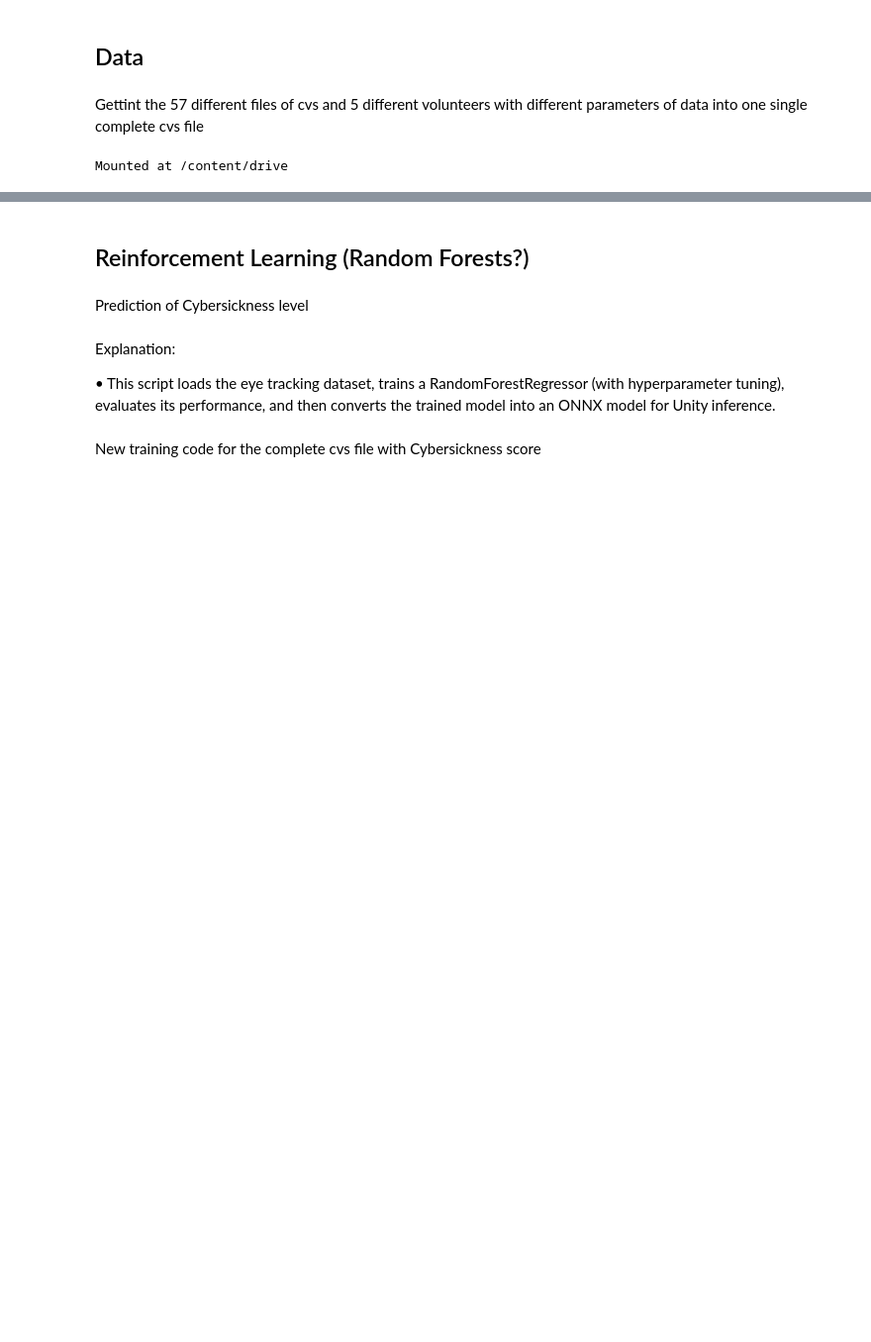
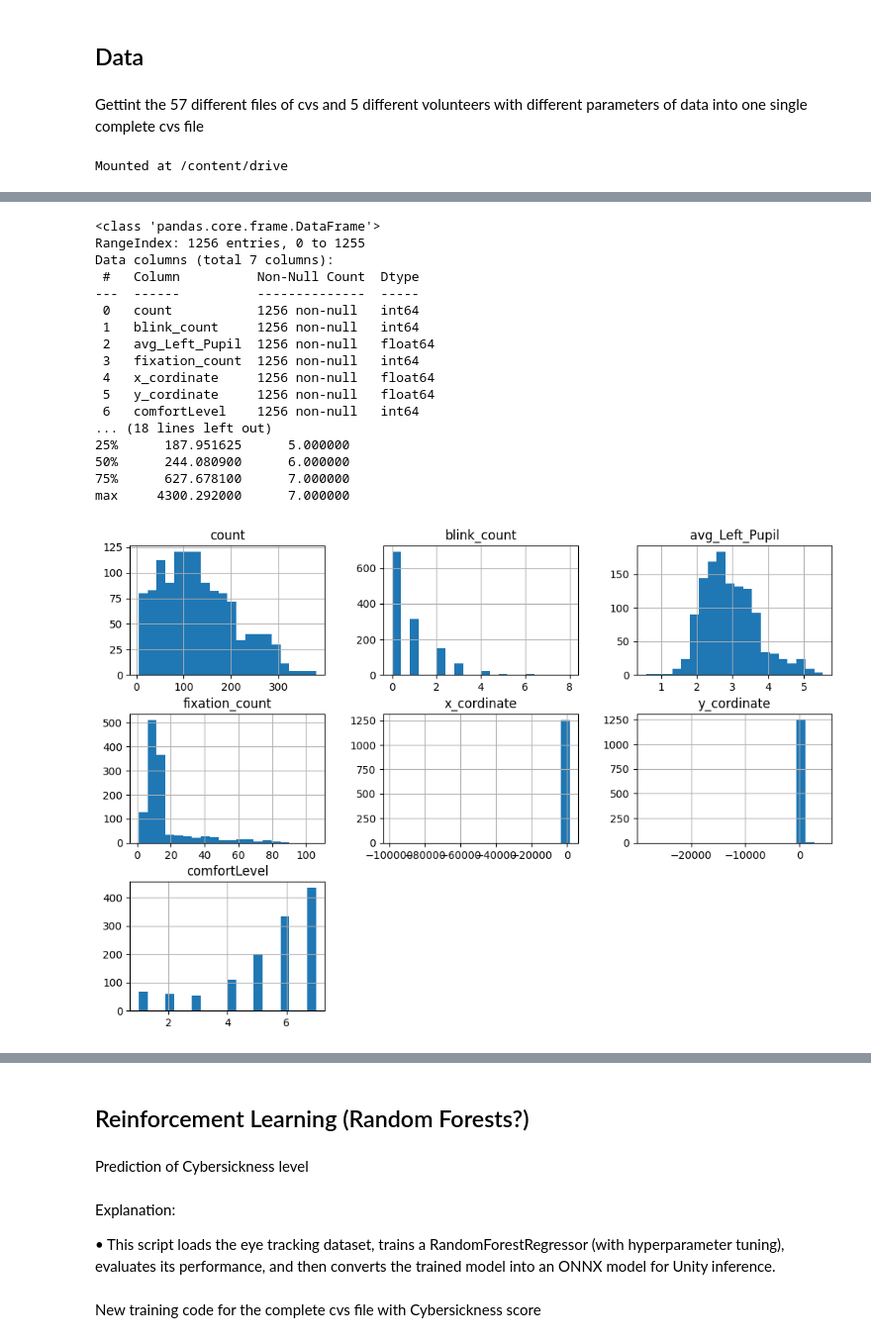
Before and after one commit to GokayToga/VRCM.Net, a Jupyter notebook: VRCMNet.ipynb, the cells around one changed output, grey strips where cells are left out. Shown: that part at 99% size. Drawn from its saved outputs; the diff is of its cells as text; code cells hidden in the pictures; blank space fills up the shorter version.

```diff
--- a/VRCMNet.ipynb
+++ b/VRCMNet.ipynb
@@ -54,0 +148,37 @@ combined_df.to_csv('/content/drive/MyDrive/combined_data.csv', index=False)
+# %%
+
+
+# Load the new CSV data
+data = pd.read_csv("DATA_score&eye.csv")
+
+
+# Basic info and summary
+print(data.info())
+print(data.describe())
+
+# Plot histograms of all features
+data.hist(bins=20, figsize=(12, 8))
+plt.show()
+
+# Plot correlations between features and the target
+sns.heatmap(data.corr(), annot=True, cmap="coolwarm")
+plt.show()
+# %% [output]
+<class 'pandas.core.frame.DataFrame'>
+RangeIndex: 1256 entries, 0 to 1255
+Data columns (total 7 columns):
+ #   Column          Non-Null Count  Dtype
+---  ------          --------------  -----
+ 0   count           1256 non-null   int64
+ 1   blink_count     1256 non-null   int64
+ 2   avg_Left_Pupil  1256 non-null   float64
+ 3   fixation_count  1256 non-null   int64
+ 4   x_cordinate     1256 non-null   float64
+ 5   y_cordinate     1256 non-null   float64
+ 6   comfortLevel    1256 non-null   int64
+... (18 lines left out)
+25%      187.951625      5.000000
+50%      244.080900      6.000000
+75%      627.678100      7.000000
+max     4300.292000      7.000000
+[figure, added]
```
Also changed, not shown: parts of 43 cells of this notebook.
